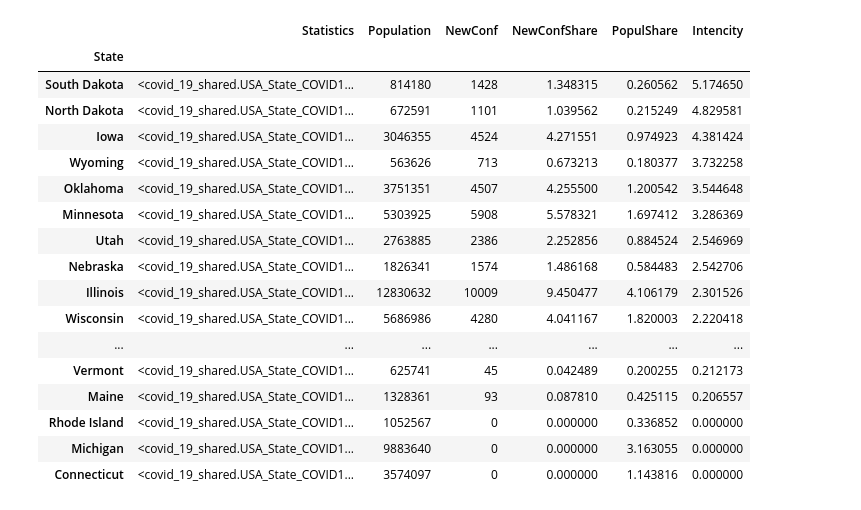
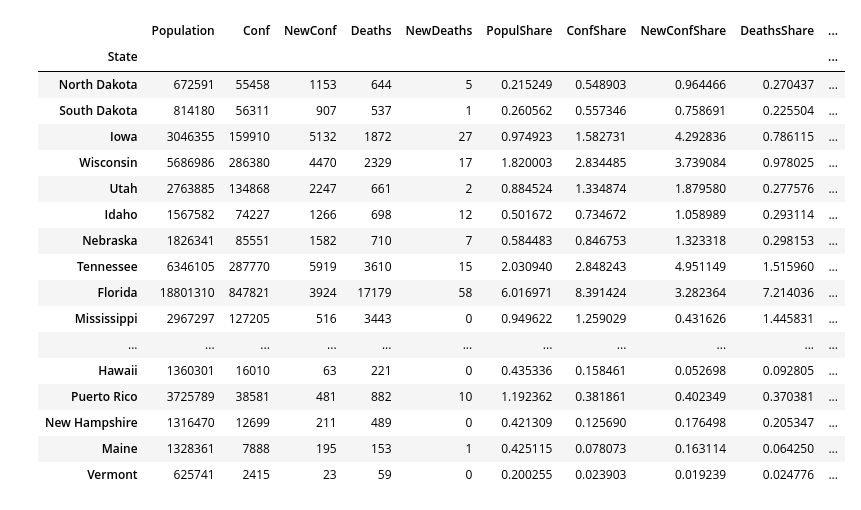
Before and after one commit to olegsheynin/data_analysis, a Jupyter notebook: covid-19/Dynamics by State COVID-19.ipynb, the cells around one changed output. Saved outputs shown, nothing was run; the diff lists cells and outputs as text; code cells hidden in the pictures.

```diff
--- a/covid-19/Dynamics by State COVID-19.ipynb
+++ b/covid-19/Dynamics by State COVID-19.ipynb
@@ -60,30 +57,46 @@ Wyoming                       713       3.071186            0         0.020226
-# %%
-df["NewConf"] = pd.Series(index=df.index, data=[int(v.confirmed_new_[-1]) for v in df["Statistics"]])
-total = df.NewConf.sum()
-totalPop = df.Population.sum()
-df["NewConfShare"] = df["NewConf"] * 100 / total
-df["PopulShare"] =df["Population"] * 100 / totalPop
-
-# Indicator of cases intensity
-df["Intencity"] = df.NewConfShare / df.PopulShare
-df2 = df.sort_values('Intencity', ascending=False)
-df2
-# %% [output]
-|  | Statistics | Population | NewConf | NewConfShare | PopulShare | Intencity |
-| State |  |  |  |  |  |  |
-| South Dakota | <covid_19_shared.USA_State_COVID1... | 814180 | 1428 | 1.348315 | 0.260562 | 5.174650 |
-| North Dakota | <covid_19_shared.USA_State_COVID1... | 672591 | 1101 | 1.039562 | 0.215249 | 4.829581 |
-| Iowa | <covid_19_shared.USA_State_COVID1... | 3046355 | 4524 | 4.271551 | 0.974923 | 4.381424 |
-| Wyoming | <covid_19_shared.USA_State_COVID1... | 563626 | 713 | 0.673213 | 0.180377 | 3.732258 |
-| Oklahoma | <covid_19_shared.USA_State_COVID1... | 3751351 | 4507 | 4.255500 | 1.200542 | 3.544648 |
-| Minnesota | <covid_19_shared.USA_State_COVID1... | 5303925 | 5908 | 5.578321 | 1.697412 | 3.286369 |
-| Utah | <covid_19_shared.USA_State_COVID1... | 2763885 | 2386 | 2.252856 | 0.884524 | 2.546969 |
-| Nebraska | <covid_19_shared.USA_State_COVID1... | 1826341 | 1574 | 1.486168 | 0.584483 | 2.542706 |
-| Illinois | <covid_19_shared.USA_State_COVID1... | 12830632 | 10009 | 9.450477 | 4.106179 | 2.301526 |
-| Wisconsin | <covid_19_shared.USA_State_COVID1... | 5686986 | 4280 | 4.041167 | 1.820003 | 2.220418 |
-| ... | ... | ... | ... | ... | ... | ... |
-| Vermont | <covid_19_shared.USA_State_COVID1... | 625741 | 45 | 0.042489 | 0.200255 | 0.212173 |
-| Maine | <covid_19_shared.USA_State_COVID1... | 1328361 | 93 | 0.087810 | 0.425115 | 0.206557 |
-| Rhode Island | <covid_19_shared.USA_State_COVID1... | 1052567 | 0 | 0.000000 | 0.336852 | 0.000000 |
-| Michigan | <covid_19_shared.USA_State_COVID1... | 9883640 | 0 | 0.000000 | 3.163055 | 0.000000 |
-| Connecticut | <covid_19_shared.USA_State_COVID1... | 3574097 | 0 | 0.000000 | 1.143816 | 0.000000 |
+# %%
+df["Conf"] = pd.Series(index=df.index, data=[(v.cv_data_.Confirmed[-1]) for v in df["Statistics"]])
+df["NewConf"] = pd.Series(index=df.index, data=[int(v.confirmed_new_[-1]) for v in df["Statistics"]])
+
+df["Deaths"] = pd.Series(index=df.index, data=[(v.cv_data_.Dead[-1]) for v in df["Statistics"]])
+df["NewDeaths"] = pd.Series(index=df.index, data=[int(v.deaths_new_[-1]) for v in df["Statistics"]])
+
+df["PopulShare"] =df.Population * 100 / df.Population.sum()
+
+
+df["ConfShare"] = df.Conf * 100 / df.Conf.sum()
+df["NewConfShare"] = df.NewConf * 100 / df.NewConf.sum()
+df["DeathsShare"] = df.Deaths * 100 / df.Deaths.sum()
+df["NewDeathsShare"] = df.NewDeaths * 100 / df.NewDeaths.sum()
+
+# Indicator of intensity
+df["CasesIntencity"] = df.ConfShare / df.PopulShare
+df["NewCasesIntencity"] = df.NewConfShare / df.PopulShare
+
+df["DeathsIntencity"] = df.DeathsShare / df.PopulShare
+df["NewDeathsIntencity"] = df.NewDeathsShare / df.PopulShare
+
+df3 = df.copy()
+# dropping statistics column
+del df3["Statistics"]
+df3 = df3.sort_values('CasesIntencity', ascending=False)
+df3
+# %% [output]
+|  | Population | Conf | NewConf | Deaths | NewDeaths | PopulShare | ConfShare | NewConfShare | DeathsShare | ... |
+| State |  |  |  |  |  |  |  |  |  | ... |
+| North Dakota | 672591 | 55458 | 1153 | 644 | 5 | 0.215249 | 0.548903 | 0.964466 | 0.270437 | ... |
+| South Dakota | 814180 | 56311 | 907 | 537 | 1 | 0.260562 | 0.557346 | 0.758691 | 0.225504 | ... |
+| Iowa | 3046355 | 159910 | 5132 | 1872 | 27 | 0.974923 | 1.582731 | 4.292836 | 0.786115 | ... |
+| Wisconsin | 5686986 | 286380 | 4470 | 2329 | 17 | 1.820003 | 2.834485 | 3.739084 | 0.978025 | ... |
+| Utah | 2763885 | 134868 | 2247 | 661 | 2 | 0.884524 | 1.334874 | 1.879580 | 0.277576 | ... |
+| Idaho | 1567582 | 74227 | 1266 | 698 | 12 | 0.501672 | 0.734672 | 1.058989 | 0.293114 | ... |
+| Nebraska | 1826341 | 85551 | 1582 | 710 | 7 | 0.584483 | 0.846753 | 1.323318 | 0.298153 | ... |
+| Tennessee | 6346105 | 287770 | 5919 | 3610 | 15 | 2.030940 | 2.848243 | 4.951149 | 1.515960 | ... |
+| Florida | 18801310 | 847821 | 3924 | 17179 | 58 | 6.016971 | 8.391424 | 3.282364 | 7.214036 | ... |
+| Mississippi | 2967297 | 127205 | 516 | 3443 | 0 | 0.949622 | 1.259029 | 0.431626 | 1.445831 | ... |
+| ... | ... | ... | ... | ... | ... | ... | ... | ... | ... | ... |
+| Hawaii | 1360301 | 16010 | 63 | 221 | 0 | 0.435336 | 0.158461 | 0.052698 | 0.092805 | ... |
+| Puerto Rico | 3725789 | 38581 | 481 | 882 | 10 | 1.192362 | 0.381861 | 0.402349 | 0.370381 | ... |
+| New Hampshire | 1316470 | 12699 | 211 | 489 | 0 | 0.421309 | 0.125690 | 0.176498 | 0.205347 | ... |
+| Maine | 1328361 | 7888 | 195 | 153 | 1 | 0.425115 | 0.078073 | 0.163114 | 0.064250 | ... |
+| Vermont | 625741 | 2415 | 23 | 59 | 0 | 0.200255 | 0.023903 | 0.019239 | 0.024776 | ... |
```
Also changed, not shown: parts of 1 cell of this notebook, 5 other files.
